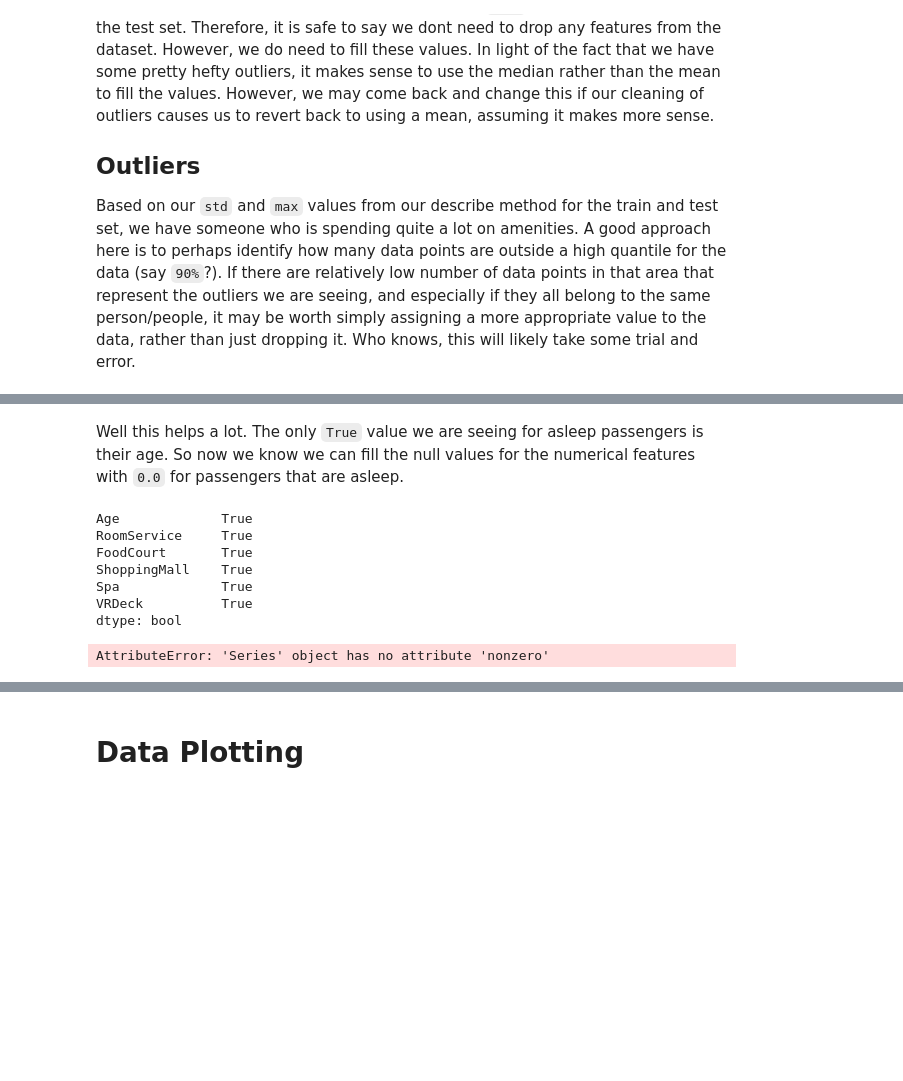
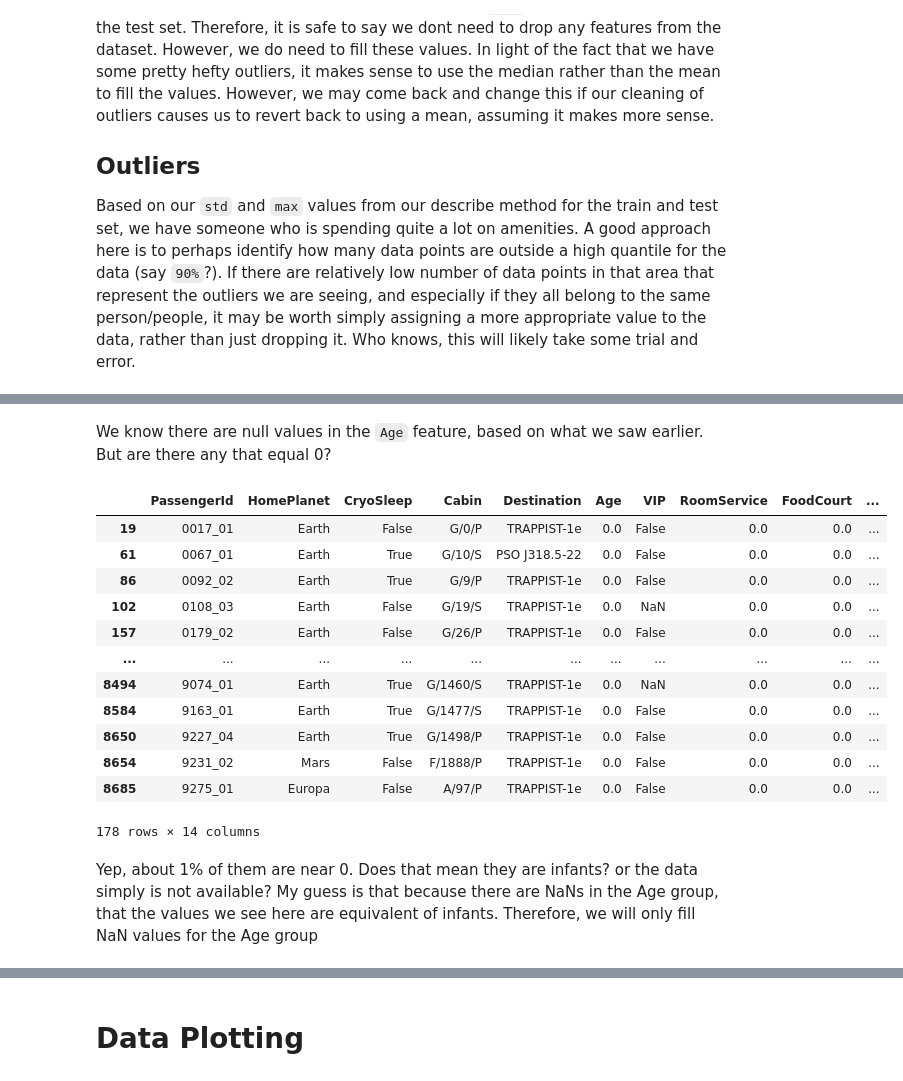
Before and after one commit to mattgpaul/Spaceship-Titanic, a Jupyter notebook: spaceship-titanic.ipynb, the cells around one changed output, grey strips where cells are left out. Saved outputs shown, nothing was run; the diff lists cells and outputs as text; code cells hidden in the pictures; blank space fills up the shorter version.

```diff
--- a/spaceship-titanic.ipynb
+++ b/spaceship-titanic.ipynb
@@ -217,23 +166,0 @@ dtype: bool
-# %% [markdown]
-Well this helps a lot. The only `True` value we are seeing for asleep passengers is their age. So now we know we can fill the null values for the numerical features with `0.0` for passengers that are asleep.
-# %%
-foo = train.copy()
-bar = train_asleep.copy()
-
-bar[numbers] = bar[numbers].fillna(0.0)
-
-foo.replace(bar, inplace=True)
-# %% [output]
-Age             True
-RoomService     True
-FoodCourt       True
-ShoppingMall    True
-Spa             True
-VRDeck          True
-dtype: bool
-# %%
-# Set training and test data of cryosleep passengers with null numerical values to 0
-train_nulls = train_asleep.isnull().any().nonzero()[0]
-train_nulls
-# %% [output]
-AttributeError: 'Series' object has no attribute 'nonzero'
@@ -239,0 +171,20 @@ AttributeError: 'Series' object has no attribute 'nonzero'
+# %% [markdown]
+We know there are null values in the `Age` feature, based on what we saw earlier. But are there any that equal 0?
+# %%
+train[train['Age'] <= 0.0]
+# %% [output]
+|  | PassengerId | HomePlanet | CryoSleep | Cabin | Destination | Age | VIP | RoomService | FoodCourt | ... |
+| 19 | 0017_01 | Earth | False | G/0/P | TRAPPIST-1e | 0.0 | False | 0.0 | 0.0 | ... |
+| 61 | 0067_01 | Earth | True | G/10/S | PSO J318.5-22 | 0.0 | False | 0.0 | 0.0 | ... |
+| 86 | 0092_02 | Earth | True | G/9/P | TRAPPIST-1e | 0.0 | False | 0.0 | 0.0 | ... |
+| 102 | 0108_03 | Earth | False | G/19/S | TRAPPIST-1e | 0.0 | NaN | 0.0 | 0.0 | ... |
+| 157 | 0179_02 | Earth | False | G/26/P | TRAPPIST-1e | 0.0 | False | 0.0 | 0.0 | ... |
+| ... | ... | ... | ... | ... | ... | ... | ... | ... | ... | ... |
+| 8494 | 9074_01 | Earth | True | G/1460/S | TRAPPIST-1e | 0.0 | NaN | 0.0 | 0.0 | ... |
+| 8584 | 9163_01 | Earth | True | G/1477/S | TRAPPIST-1e | 0.0 | False | 0.0 | 0.0 | ... |
+| 8650 | 9227_04 | Earth | True | G/1498/P | TRAPPIST-1e | 0.0 | False | 0.0 | 0.0 | ... |
+| 8654 | 9231_02 | Mars | False | F/1888/P | TRAPPIST-1e | 0.0 | False | 0.0 | 0.0 | ... |
+| 8685 | 9275_01 | Europa | False | A/97/P | TRAPPIST-1e | 0.0 | False | 0.0 | 0.0 | ... |
+178 rows × 14 columns
+# %% [markdown]
+Yep, about 1% of them are near 0. Does that mean they are infants? or the data simply is not available? My guess is that because there are NaNs in the Age group, that the values we see here are equivalent of infants. Therefore, we will only fill NaN values for the Age group
```
Also changed, not shown: parts of 40 cells of this notebook, 1 other file.
